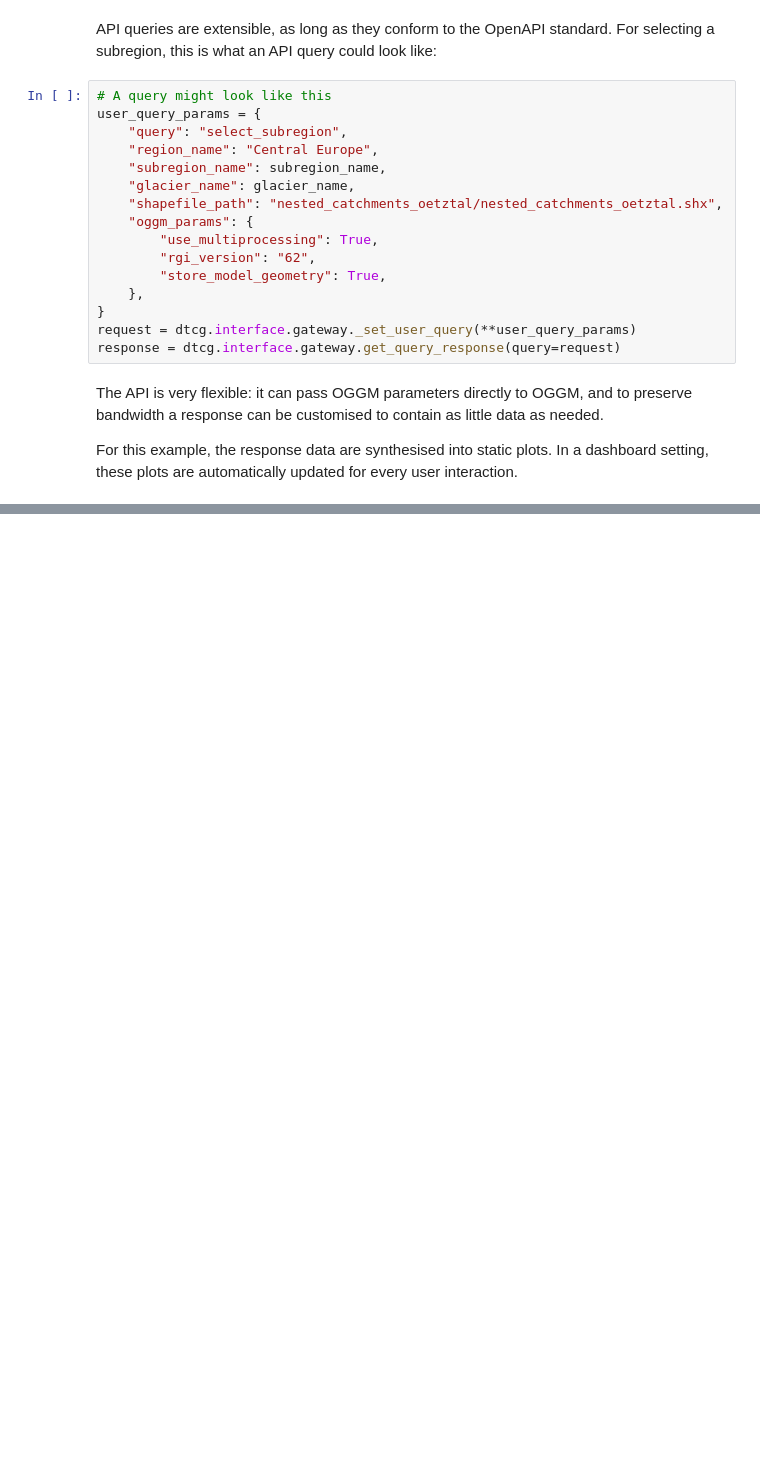
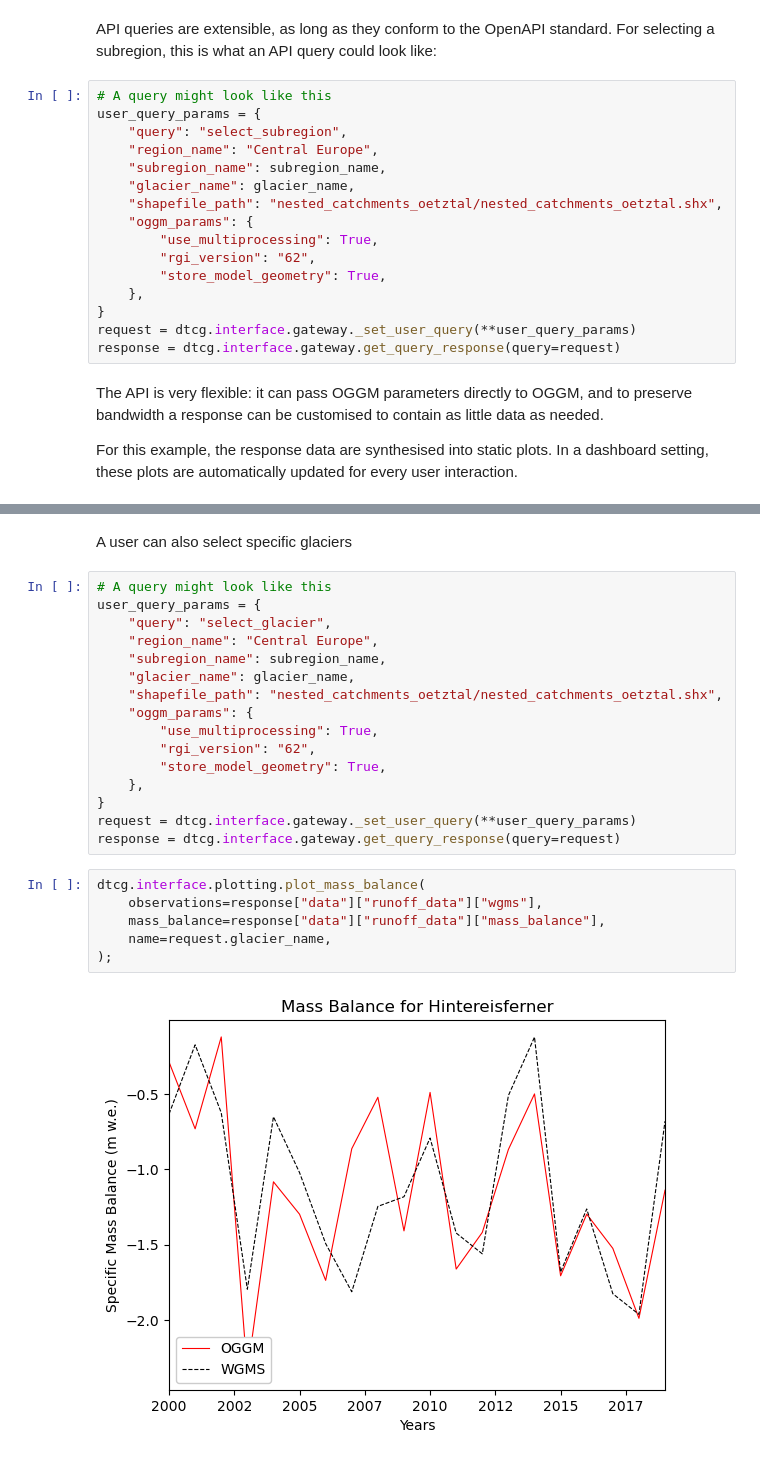
Before and after one commit to DTC-Glaciers/dtcg-notebooks, a Jupyter notebook: notebooks/01_alps.ipynb, the cells around one changed output, grey strips where cells are left out. Cells and saved outputs as stored; diff of their text form; blank space fills up the shorter version.

Commit message:
feat: add wgms observations

```diff
--- a/notebooks/01_alps.ipynb
+++ b/notebooks/01_alps.ipynb
@@ -58,0 +61,26 @@ plot_data = dtcg.interface.plotting.plot_runoff_dashboard(
+# %% [markdown]
+A user can also select specific glaciers
+# %%
+# A query might look like this
+user_query_params = {
+    "query": "select_glacier",
+    "region_name": "Central Europe",
+    "subregion_name": subregion_name,
+    "glacier_name": glacier_name,
+    "shapefile_path": "nested_catchments_oetztal/nested_catchments_oetztal.shx",
+    "oggm_params": {
+        "use_multiprocessing": True,
+        "rgi_version": "62",
+        "store_model_geometry": True,
+    },
+}
+request = dtcg.interface.gateway._set_user_query(**user_query_params)
+response = dtcg.interface.gateway.get_query_response(query=request)
+# %%
+dtcg.interface.plotting.plot_mass_balance(
+    observations=response["data"]["runoff_data"]["wgms"],
+    mass_balance=response["data"]["runoff_data"]["mass_balance"],
+    name=request.glacier_name,
+);
+# %% [output]
+[figure, added]
```
Also changed, not shown: parts of 1 cell of this notebook.
